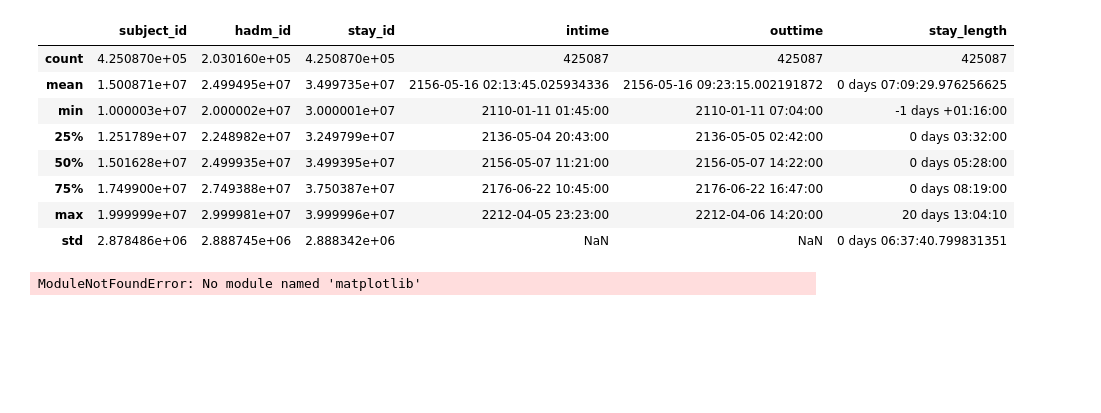
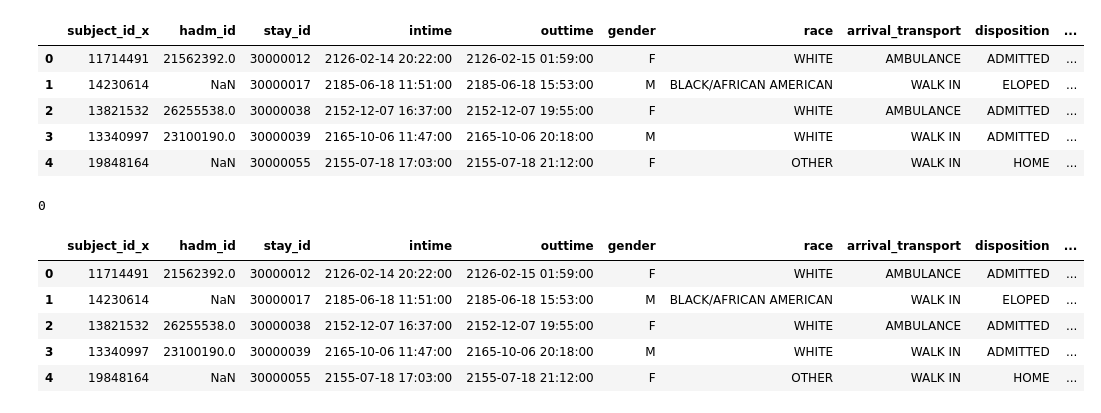
Before and after one commit to ewiesner/Emergency-Department-Wait-Times-, a Jupyter notebook: EDA.ipynb, the cells around one changed output. Saved outputs shown, nothing was run; the diff lists cells and outputs as text; code cells hidden in the pictures; blank space fills up the shorter version.

```diff
--- a/EDA.ipynb
+++ b/EDA.ipynb
@@ -62,27 +4,0 @@ edstays.head()
-# %%
-edstays.describe()
-# %% [output]
-|  | subject_id | hadm_id | stay_id | intime | outtime | stay_length |
-| count | 4.250870e+05 | 2.030160e+05 | 4.250870e+05 | 425087 | 425087 | 425087 |
-| mean | 1.500871e+07 | 2.499495e+07 | 3.499735e+07 | 2156-05-16 02:13:45.025934336 | 2156-05-16 09:23:15.002191872 | 0 days 07:09:29.976256625 |
-| min | 1.000003e+07 | 2.000002e+07 | 3.000001e+07 | 2110-01-11 01:45:00 | 2110-01-11 07:04:00 | -1 days +01:16:00 |
-| 25% | 1.251789e+07 | 2.248982e+07 | 3.249799e+07 | 2136-05-04 20:43:00 | 2136-05-05 02:42:00 | 0 days 03:32:00 |
-| 50% | 1.501628e+07 | 2.499935e+07 | 3.499395e+07 | 2156-05-07 11:21:00 | 2156-05-07 14:22:00 | 0 days 05:28:00 |
-| 75% | 1.749900e+07 | 2.749388e+07 | 3.750387e+07 | 2176-06-22 10:45:00 | 2176-06-22 16:47:00 | 0 days 08:19:00 |
-| max | 1.999999e+07 | 2.999981e+07 | 3.999996e+07 | 2212-04-05 23:23:00 | 2212-04-06 14:20:00 | 20 days 13:04:10 |
-| std | 2.878486e+06 | 2.888745e+06 | 2.888342e+06 | NaN | NaN | 0 days 06:37:40.799831351 |
-# %%
-import matplotlib.pyplot as plt
-
-# Create the histogram
-plt.hist(edstays['stay_length'], bins=30, edgecolor='black')  # 'bins' controls the number of bars
-
-# Add titles and labels
-plt.title('Histogram of Random Data')
-plt.xlabel('Value')
-plt.ylabel('Frequency')
-
-# Show the plot
-plt.show()
-# %% [output]
-ModuleNotFoundError: No module named 'matplotlib'
@@ -88,0 +10,34 @@ ModuleNotFoundError: No module named 'matplotlib'
+# %%
+# Merge these two dataframes along the stay_id column.
+df=pd.merge(edstays, triage, how='outer', on='stay_id')
+
+#Note that the stay_id column and the subject_id column are common to both of the original dataframes.
+# The dataframes were merged along the say_id, but this results in duplication of the subject ID column.
+
+df.head()
+# %% [output]
+|  | subject_id_x | hadm_id | stay_id | intime | outtime | gender | race | arrival_transport | disposition | ... |
+| 0 | 11714491 | 21562392.0 | 30000012 | 2126-02-14 20:22:00 | 2126-02-15 01:59:00 | F | WHITE | AMBULANCE | ADMITTED | ... |
+| 1 | 14230614 | NaN | 30000017 | 2185-06-18 11:51:00 | 2185-06-18 15:53:00 | M | BLACK/AFRICAN AMERICAN | WALK IN | ELOPED | ... |
+| 2 | 13821532 | 26255538.0 | 30000038 | 2152-12-07 16:37:00 | 2152-12-07 19:55:00 | F | WHITE | AMBULANCE | ADMITTED | ... |
+| 3 | 13340997 | 23100190.0 | 30000039 | 2165-10-06 11:47:00 | 2165-10-06 20:18:00 | M | WHITE | WALK IN | ADMITTED | ... |
+| 4 | 19848164 | NaN | 30000055 | 2155-07-18 17:03:00 | 2155-07-18 21:12:00 | F | OTHER | WALK IN | HOME | ... |
+# %%
+# First check that these columns are in fact duplicates.
+
+differences = (df['subject_id_x'] != df['subject_id_y']).sum()
+print(differences)
+
+#Now eliminate the duplicate and simplify variable name:
+df.drop('subject_id_y', axis=1, inplace=True)
+df.rename(columns={'subject_id_x': 'subject_id'}, inplace=False)
+
+df.head()
+# %% [output]
+0
+|  | subject_id_x | hadm_id | stay_id | intime | outtime | gender | race | arrival_transport | disposition | ... |
+| 0 | 11714491 | 21562392.0 | 30000012 | 2126-02-14 20:22:00 | 2126-02-15 01:59:00 | F | WHITE | AMBULANCE | ADMITTED | ... |
+| 1 | 14230614 | NaN | 30000017 | 2185-06-18 11:51:00 | 2185-06-18 15:53:00 | M | BLACK/AFRICAN AMERICAN | WALK IN | ELOPED | ... |
+| 2 | 13821532 | 26255538.0 | 30000038 | 2152-12-07 16:37:00 | 2152-12-07 19:55:00 | F | WHITE | AMBULANCE | ADMITTED | ... |
+| 3 | 13340997 | 23100190.0 | 30000039 | 2165-10-06 11:47:00 | 2165-10-06 20:18:00 | M | WHITE | WALK IN | ADMITTED | ... |
+| 4 | 19848164 | NaN | 30000055 | 2155-07-18 17:03:00 | 2155-07-18 21:12:00 | F | OTHER | WALK IN | HOME | ... |
```
Also changed, not shown: parts of 14 cells of this notebook, 1 other file.
